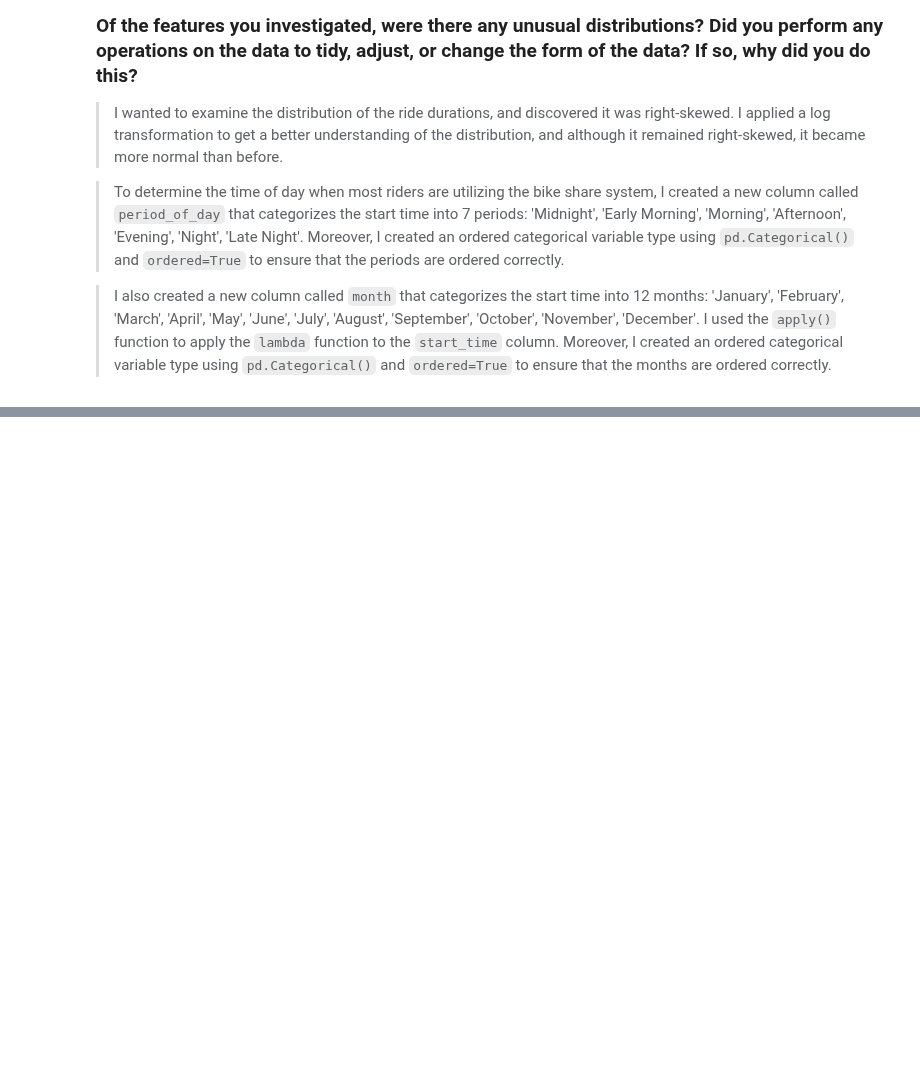
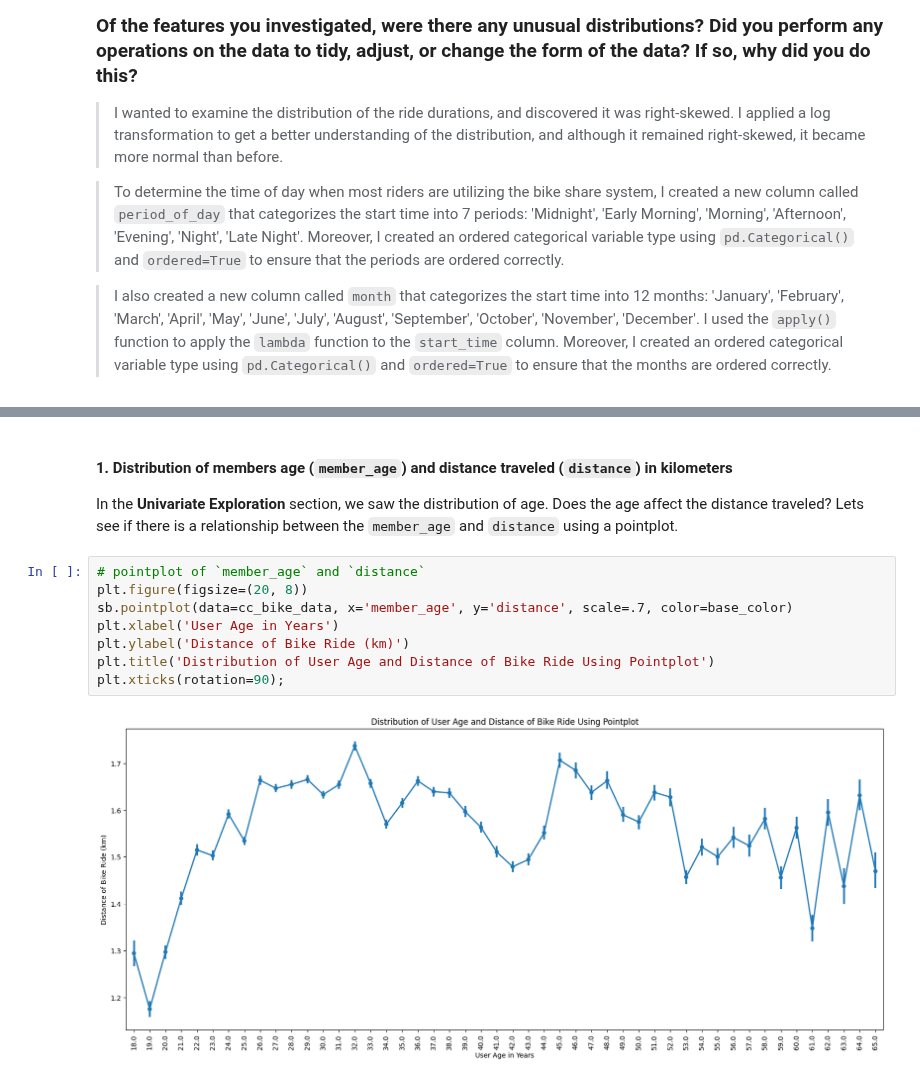
Before and after one commit to kisyular/data-visualization-project, a Jupyter notebook: Part_I_exploration.ipynb, the cells around one changed output, grey strips where cells are left out. Saved outputs shown, nothing was run; the diff lists cells and outputs as text; blank space fills up the shorter version.

Commit message:
FEAT: BIVARARIATE EXPLORATION: CODE FOR RELATIONSHIP BETWEEN MEMBER AGE AND DISTANCE TRAVELLED

```diff
--- a/Part_I_exploration.ipynb
+++ b/Part_I_exploration.ipynb
@@ -902,0 +907,13 @@ plot_histogram_duration()
+# %% [markdown]
+#### 1. Distribution of members age (`member_age`) and distance traveled (`distance`) in kilometers
+In the **Univariate Exploration** section, we saw the distribution of age. Does the age affect the distance traveled? Lets see if there is a relationship between the `member_age` and `distance` using a pointplot.
+# %%
+# pointplot of `member_age` and `distance`
+plt.figure(figsize=(20, 8))
+sb.pointplot(data=cc_bike_data, x='member_age', y='distance', scale=.7, color=base_color)
+plt.xlabel('User Age in Years')
+plt.ylabel('Distance of Bike Ride (km)')
+plt.title('Distribution of User Age and Distance of Bike Ride Using Pointplot')
+plt.xticks(rotation=90);
+# %% [output]
+[figure, added]
```
Also changed, not shown: parts of 2 cells of this notebook.
